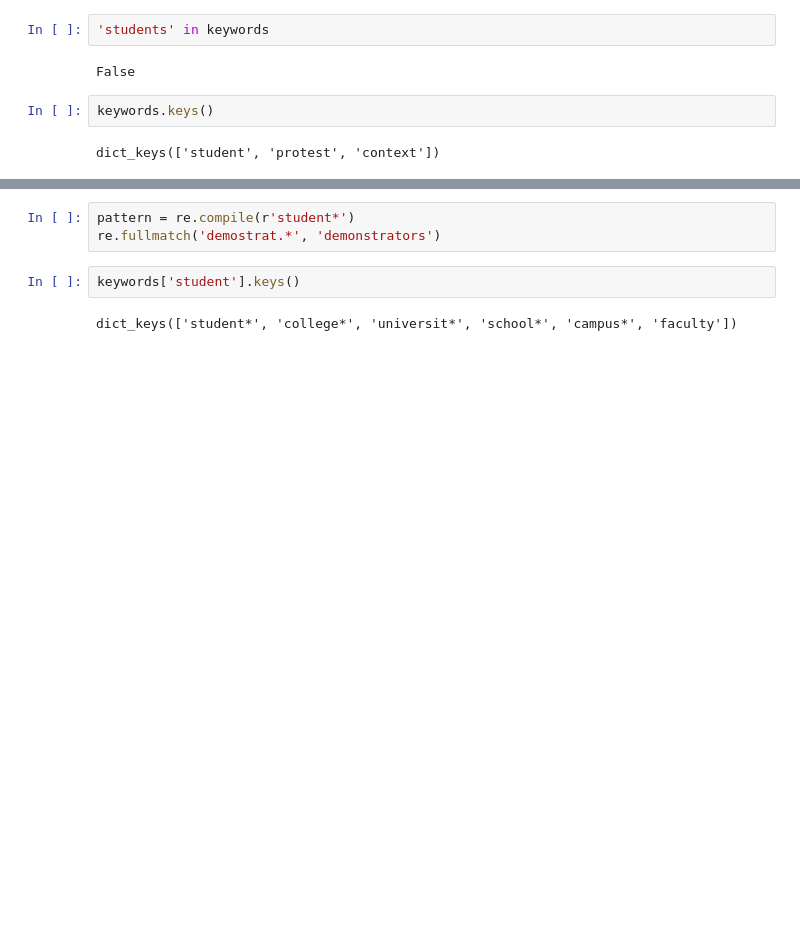
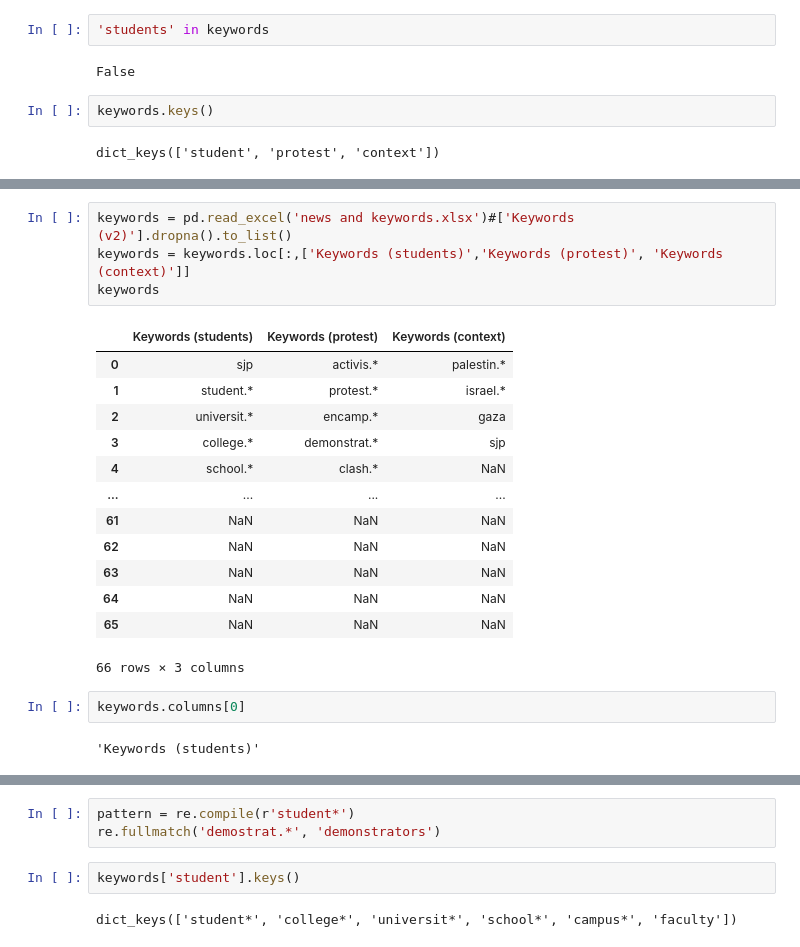
Before and after one commit to jjoycehu/poli-179, a Jupyter notebook: google news data collection.ipynb, the cells around one changed output, grey strips where cells are left out. Saved outputs shown, nothing was run; the diff lists cells and outputs as text; blank space fills up the shorter version.

```diff
--- a/google news data collection.ipynb
+++ b/google news data collection.ipynb
@@ -367,0 +379,22 @@ dict_keys(['student', 'protest', 'context'])
+# %%
+keywords = pd.read_excel('news and keywords.xlsx')#['Keywords (v2)'].dropna().to_list()
+keywords = keywords.loc[:,['Keywords (students)','Keywords (protest)', 'Keywords (context)']]
+keywords
+# %% [output]
+|  | Keywords (students) | Keywords (protest) | Keywords (context) |
+| 0 | sjp | activis.* | palestin.* |
+| 1 | student.* | protest.* | israel.* |
+| 2 | universit.* | encamp.* | gaza |
+| 3 | college.* | demonstrat.* | sjp |
+| 4 | school.* | clash.* | NaN |
+| ... | ... | ... | ... |
+| 61 | NaN | NaN | NaN |
+| 62 | NaN | NaN | NaN |
+| 63 | NaN | NaN | NaN |
+| 64 | NaN | NaN | NaN |
+| 65 | NaN | NaN | NaN |
+66 rows × 3 columns
+# %%
+keywords.columns[0]
+# %% [output]
+'Keywords (students)'
```
Also changed, not shown: parts of 11 cells of this notebook.
